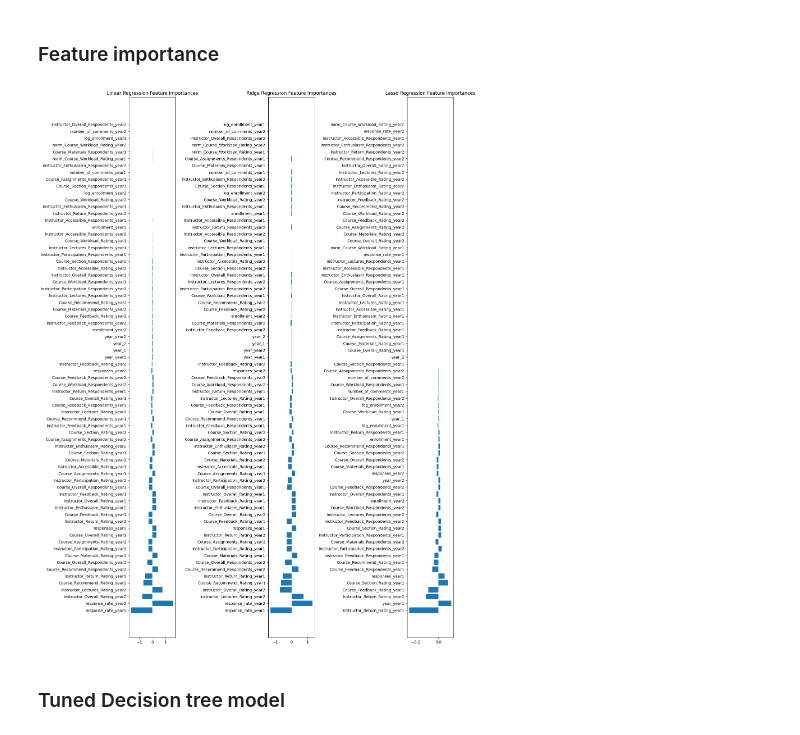
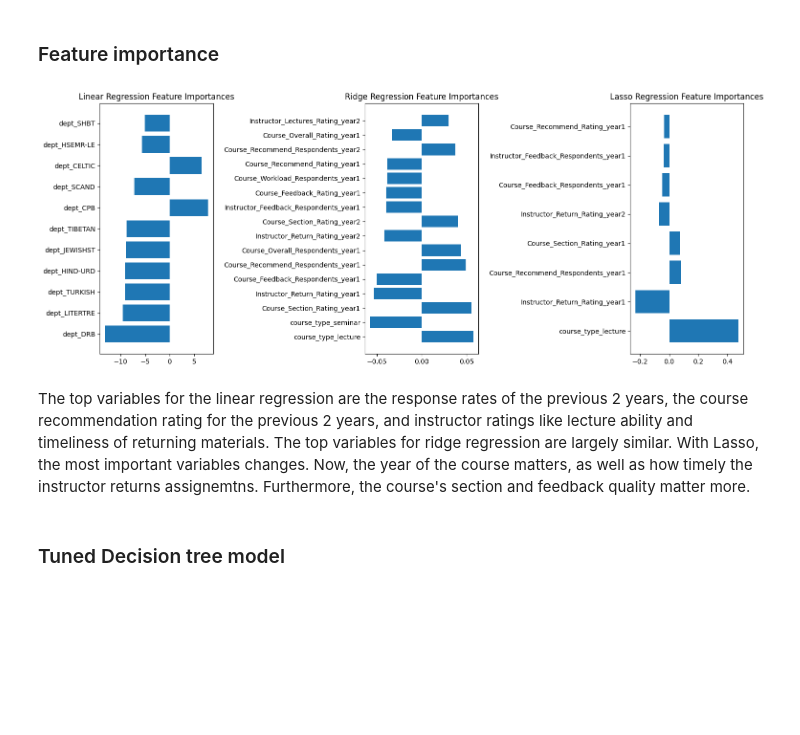
Before and after one commit to MattHAndrews/cs109a_final_project, a Jupyter notebook: Project.ipynb, the cells around one changed output. Drawn from its saved outputs; the diff is of its cells as text; code cells hidden in the pictures; blank space fills up the shorter version.

```diff
--- a/Project.ipynb
+++ b/Project.ipynb
@@ -505,12 +495,12 @@ for name, group in grouped_data:
                 combined_data = pd.concat([numerical_columns_year1, numerical_columns_year2], axis=1).iloc[0]
                 combined_data['course_type'] = course_type
                 combined_data['department'] = department
-                combined_data['year_1'] = year1
-                combined_data['year_2'] = year2
                 combined_data['outcome'] = log_enrollment_outcome
 
                 # Append this combined data to the result DataFrame using pd.concat
                 result_df = pd.concat([result_df, pd.DataFrame([combined_data])], ignore_index=True)
+# Since we don't want the actual year as a predictor (since it wildly messes up the coefficients), we'll drop it
+result_df = result_df.drop(['year_year1', 'year_year2'], axis=1)
 # %%
 # Importatnly this cannot be done in step 5 because we use department and course type in the loop above
 # Creating dummy variables for 'department' and 'course_type'
@@ -614,11 +595,7 @@ The decision tree's validation MSE is significantly higher than the train MSE, w
 polynomial_mse = {'degree': [], 'train_mse': [], 'valid_mse': []}
 for degree in range(1, 3):
     model = make_pipeline(PolynomialFeatures(degree), LinearRegression())
-    model.fit(X_train, y_train)
-    y_train_pred = model.predict(X_train)
-    y_valid_pred = model.predict(X_valid)
-    train_mse = mean_squared_error(y_train, y_train_pred)
-    valid_mse = mean_squared_error(y_valid, y_valid_pred)
+    train_mse, valid_mse = train_and_evaluate(model, X_train, y_train, X_valid, y_valid)
     polynomial_mse['degree'].append(degree)
     polynomial_mse['train_mse'].append(train_mse)
     polynomial_mse['valid_mse'].append(valid_mse)
@@ -627,5 +604,5 @@ for degree in range(1, 3):
 optimal_degree = polynomial_mse['degree'][np.argmin(polynomial_mse['valid_mse'])]
 optimal_valid_mse = min(polynomial_mse['valid_mse'])
 
-optimal_degree, optimal_valid_mse
+polynomial_mse
 # %% [output]
@@ -682,7 +651,7 @@ We visualized the importance of different features in a linear regression model
 We had high hopes for our linear regression Model because of the coefficents on variables, however, to ensure interpretability and reduce potential overfitting we do regularization for the best model (degree 1)
 # %%
 # Initialize lists to store MSE values
-alphas = [0.001, 0.01, 0.1, 1, 10]
+alphas = [0.001, 0.01, 0.1, 1, 10, 100, 1e3, 1e4, 1e5]
 train_mse = []
 valid_mse = []
 ridge_train_mse = []
@@ -738,8 +707,8 @@ axes[0].set_ylim(y_min, y_max)
 # Ridge Regression
 axes[1].plot(alphas, ridge_train_mse, label='Lasso - Train MSE', marker='o', color='red')
 axes[1].plot(alphas, ridge_valid_mse, label='Lasso - Validation MSE', marker='o', color='blue')
-axes[1].plot(alphas, lasso_train_mse, label='Ridge - Train MSE', marker='o', color='green')
-axes[1].plot(alphas, lasso_valid_mse, label='Ridge - Validation MSE', marker='o', color='purple')
+axes[1].plot(alphas, lasso_train_mse, label='Ridge - Train MSE', marker='x', color='green')
+axes[1].plot(alphas, lasso_valid_mse, label='Ridge - Validation MSE', marker='x', color='purple')
 axes[1].set_title('Regurlization - Ridge and Lasso')
 axes[1].set_xscale('log')
 axes[1].legend()
@@ -779,39 +748,49 @@ ridge_coeffs = ridge_model.coef_
 lasso_model = Lasso(alpha=optimal_alpha_lasso)
 lasso_model.fit(X_train, y_train)
 lasso_coeffs = lasso_model.coef_
 
 # Sort coefficients in descending order
 linear_coeffs_sorted = sorted(enumerate(linear_coeffs), key=lambda x: abs(x[1]), reverse=True)
 ridge_coeffs_sorted = sorted(enumerate(ridge_coeffs), key=lambda x: abs(x[1]), reverse=True)
 lasso_coeffs_sorted = sorted(enumerate(lasso_coeffs), key=lambda x: abs(x[1]), reverse=True)
 
 # Extract sorted feature indices and coefficients
 linear_coeffs_indices, linear_coeffs_sorted = zip(*linear_coeffs_sorted)
 ridge_coeffs_indices, ridge_coeffs_sorted = zip(*ridge_coeffs_sorted)
 lasso_coeffs_indices, lasso_coeffs_sorted = zip(*lasso_coeffs_sorted)
 
-# Plot feature importances
-plt.figure(figsize=(15, 20))
+# Filter coefficients and indices for each model
+linear_coeffs_filtered = [(i, coeff) for i, coeff in zip(linear_coeffs_indices, linear_coeffs_sorted) if abs(coeff) > 5]
+ridge_coeffs_filtered = [(i, coeff) for i, coeff in zip(ridge_coeffs_indices, ridge_coeffs_sorted) if abs(coeff) > 0.03]
+lasso_coeffs_filtered = [(i, coeff) for i, coeff in zip(lasso_coeffs_indices, lasso_coeffs_sorted) if abs(coeff) > 0.03]
+
+# Extract indices and coefficients after filtering
+linear_indices_filtered, linear_coeffs_filtered = zip(*linear_coeffs_filtered) if linear_coeffs_filtered else ([], [])
+ridge_indices_filtered, ridge_coeffs_filtered = zip(*ridge_coeffs_filtered) if ridge_coeffs_filtered else ([], [])
+lasso_indices_filtered, lasso_coeffs_filtered = zip(*lasso_coeffs_filtered) if lasso_coeffs_filtered else ([], [])
+
+# Plot feature importances for coefficients > 3
+plt.figure(figsize=(15, 6))
 
 # Linear Regression
 plt.subplot(131)
-plt.barh(range(len(linear_coeffs_sorted)), linear_coeffs_sorted)
-plt.yticks(range(len(linear_coeffs_sorted)), [feature_names[i] for i in linear_coeffs_indices])
+plt.barh(range(len(linear_coeffs_filtered)), linear_coeffs_filtered)
+plt.yticks(range(len(linear_coeffs_filtered)), [feature_names[i] for i in linear_indices_filtered])
 plt.title('Linear Regression Feature Importances')
 
 # Ridge Regression
 plt.subplot(132)
-plt.barh(range(len(ridge_coeffs_sorted)), ridge_coeffs_sorted)
-plt.yticks(range(len(ridge_coeffs_sorted)), [feature_names[i] for i in ridge_coeffs_indices])
+plt.barh(range(len(ridge_coeffs_filtered)), ridge_coeffs_filtered)
+plt.yticks(range(len(ridge_coeffs_filtered)), [feature_names[i] for i in ridge_indices_filtered])
 plt.title('Ridge Regression Feature Importances')
 
 # Lasso Regression
 plt.subplot(133)
-plt.barh(range(len(lasso_coeffs_sorted)), lasso_coeffs_sorted)
-plt.yticks(range(len(lasso_coeffs_sorted)), [feature_names[i] for i in lasso_coeffs_indices])
+plt.barh(range(len(lasso_coeffs_filtered)), lasso_coeffs_filtered)
+plt.yticks(range(len(lasso_coeffs_filtered)), [feature_names[i] for i in lasso_indices_filtered])
 plt.title('Lasso Regression Feature Importances')
 
 plt.tight_layout()
 plt.show()
 # %% [output]
-[figure, old version]
+[figure, new version]
@@ -818,3 +799,5 @@ plt.show()
+# %% [markdown]
+The top variables for the linear regression are the response rates of the previous 2 years, the course recommendation rating for the previous 2 years, and instructor ratings like lecture ability and timeliness of returning materials. The top variables for ridge regression are largely similar. With Lasso, the most important variables changes. Now, the year of the course matters, as well as how timely the instructor returns assignemtns. Furthermore, the course's section and feedback quality matter more.
 # %% [markdown]
 ### Tuned Decision tree model
 # %%
```
Also changed, not shown: parts of 40 cells of this notebook.
